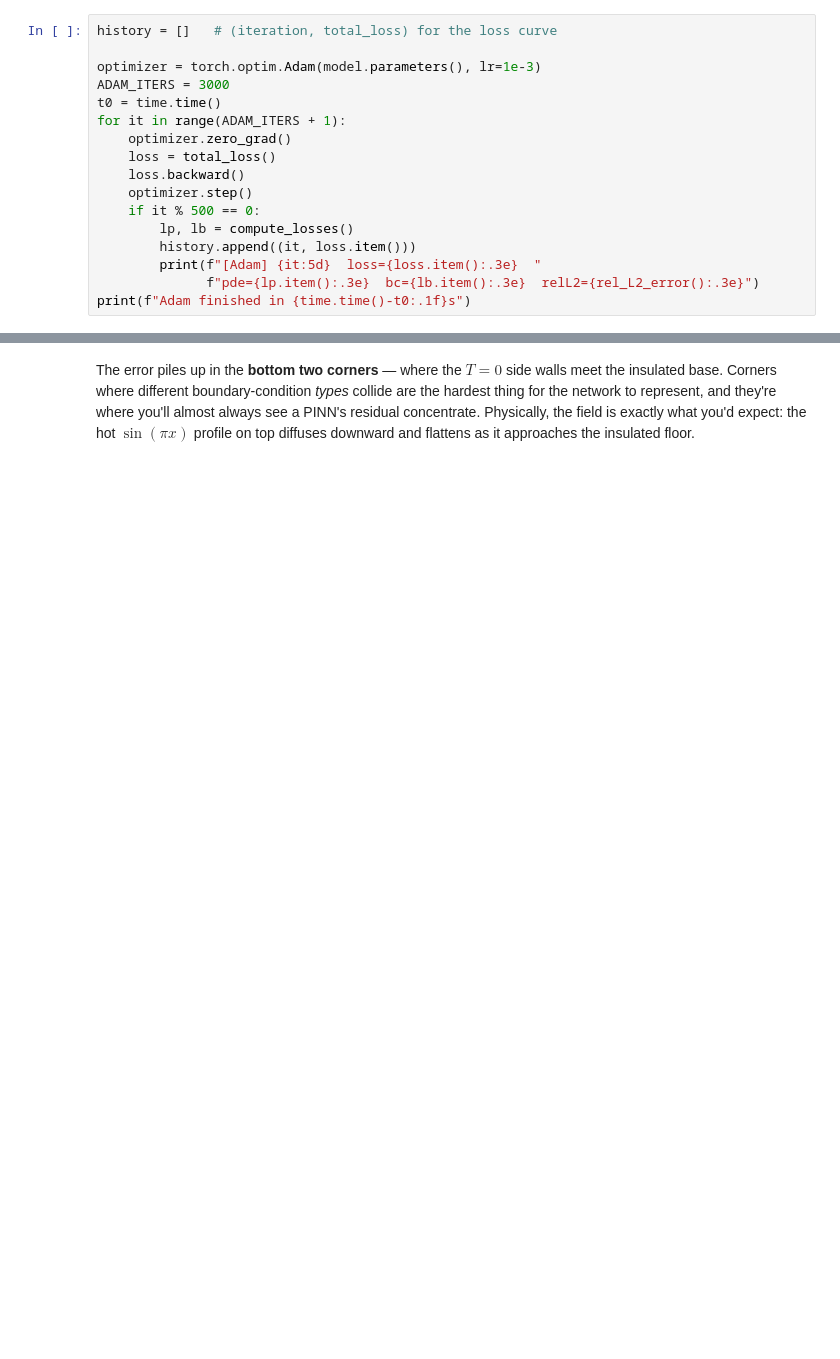
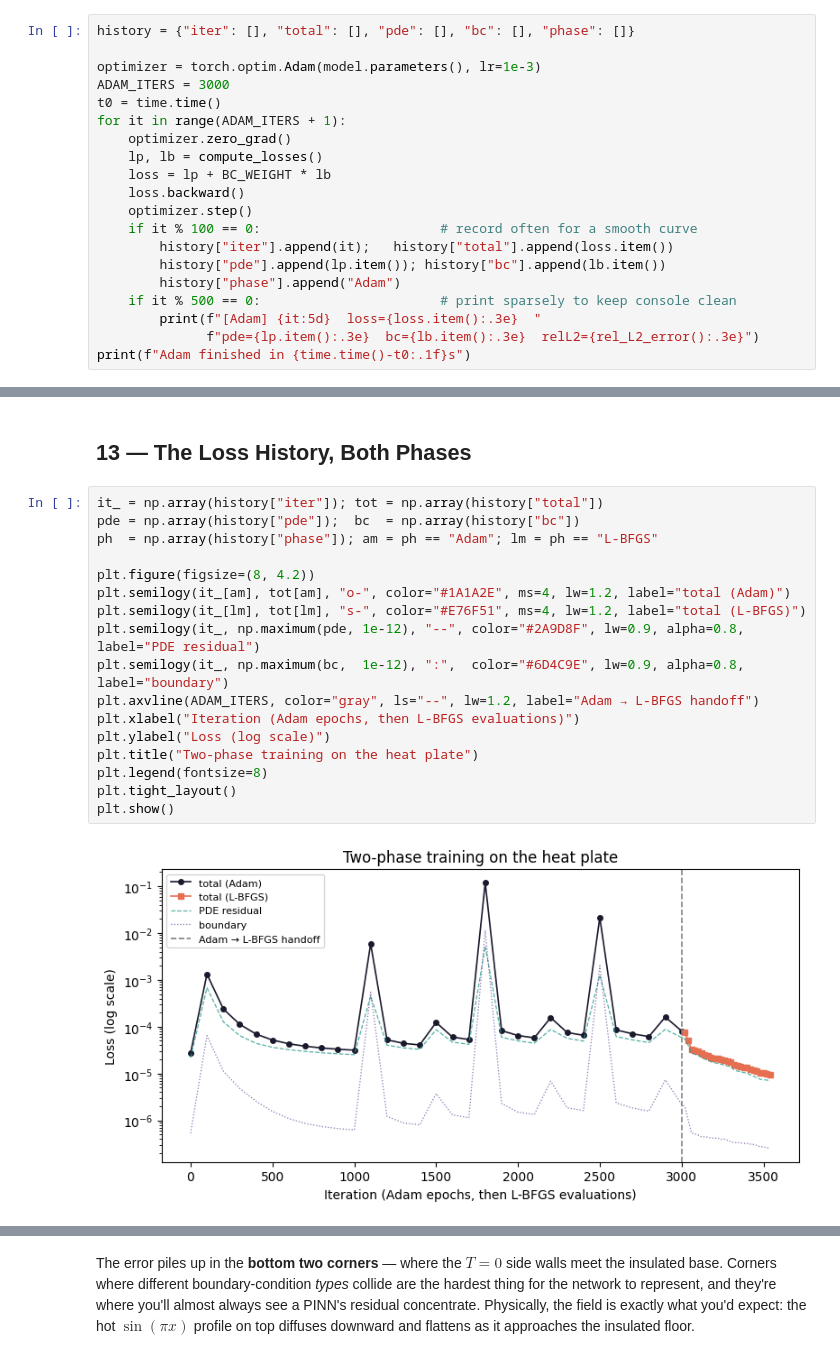
Before and after one commit to rraj-io/PINN_for_Mechanical_Engineer, a Jupyter notebook: PME_Tutorial_02_heat_conduction.ipynb, the cells around one changed output, grey strips where cells are left out. Cells and saved outputs as stored; diff of their text form; blank space fills up the shorter version.

```diff
--- a/PME_Tutorial_02_heat_conduction.ipynb
+++ b/PME_Tutorial_02_heat_conduction.ipynb
@@ -216,18 +307,21 @@ Adam gets us into the right basin quickly. We log the PDE loss, boundary loss, a
 Notice the relative error *wobbles* between iters 2500 and 3000 — Adam is now bouncing around the minimum rather than descending into it. That's precisely the signal that it's time to switch optimizers.
 # %%
-history = []   # (iteration, total_loss) for the loss curve
+history = {"iter": [], "total": [], "pde": [], "bc": [], "phase": []}
 
 optimizer = torch.optim.Adam(model.parameters(), lr=1e-3)
 ADAM_ITERS = 3000
 t0 = time.time()
 for it in range(ADAM_ITERS + 1):
     optimizer.zero_grad()
-    loss = total_loss()
+    lp, lb = compute_losses()
+    loss = lp + BC_WEIGHT * lb
     loss.backward()
     optimizer.step()
-    if it % 500 == 0:
-        lp, lb = compute_losses()
-        history.append((it, loss.item()))
+    if it % 100 == 0:                       # record often for a smooth curve
+        history["iter"].append(it);   history["total"].append(loss.item())
+        history["pde"].append(lp.item()); history["bc"].append(lb.item())
+        history["phase"].append("Adam")
+    if it % 500 == 0:                       # print sparsely to keep console clean
         print(f"[Adam] {it:5d}  loss={loss.item():.3e}  "
               f"pde={lp.item():.3e}  bc={lb.item():.3e}  relL2={rel_L2_error():.3e}")
 print(f"Adam finished in {time.time()-t0:.1f}s")
@@ -272 +377,22 @@ print(f"L-BFGS finished in {time.time()-t0:.1f}s ({counter[0]} evaluations)")
+# %% [markdown]
+## 13 — The Loss History, Both Phases
+# %%
+it_ = np.array(history["iter"]); tot = np.array(history["total"])
+pde = np.array(history["pde"]);  bc  = np.array(history["bc"])
+ph  = np.array(history["phase"]); am = ph == "Adam"; lm = ph == "L-BFGS"
+
+plt.figure(figsize=(8, 4.2))
+plt.semilogy(it_[am], tot[am], "o-", color="#1A1A2E", ms=4, lw=1.2, label="total (Adam)")
+plt.semilogy(it_[lm], tot[lm], "s-", color="#E76F51", ms=4, lw=1.2, label="total (L-BFGS)")
+plt.semilogy(it_, np.maximum(pde, 1e-12), "--", color="#2A9D8F", lw=0.9, alpha=0.8, label="PDE residual")
+plt.semilogy(it_, np.maximum(bc,  1e-12), ":",  color="#6D4C9E", lw=0.9, alpha=0.8, label="boundary")
+plt.axvline(ADAM_ITERS, color="gray", ls="--", lw=1.2, label="Adam → L-BFGS handoff")
+plt.xlabel("Iteration (Adam epochs, then L-BFGS evaluations)")
+plt.ylabel("Loss (log scale)")
+plt.title("Two-phase training on the heat plate")
+plt.legend(fontsize=8)
+plt.tight_layout()
+plt.show()
+# %% [output]
+[figure, added]
 # %% [markdown]
```
Also changed, not shown: parts of 34 cells of this notebook, 1 other file.
